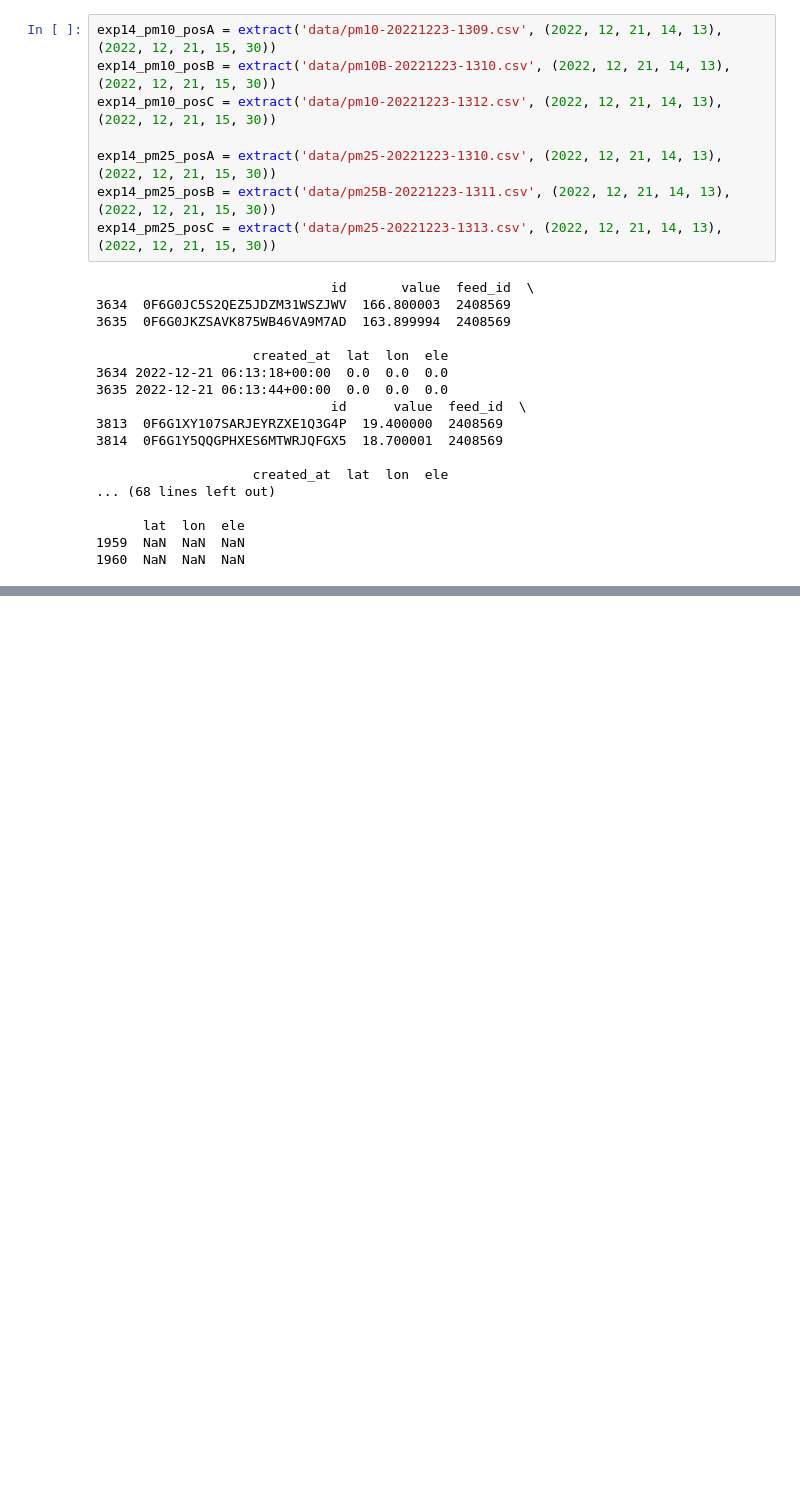
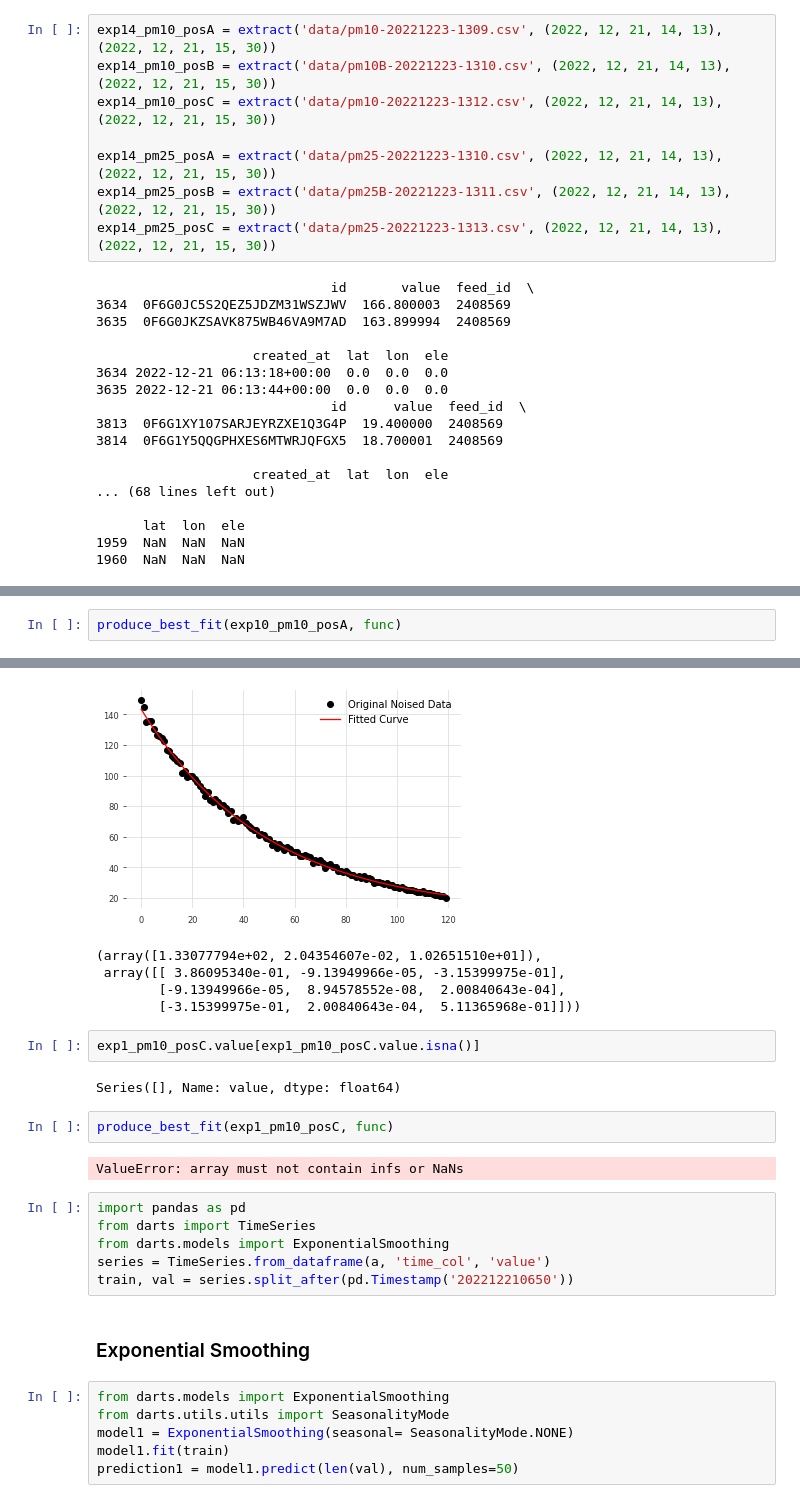
Before and after one commit to yuyouyou032/ph11, a Jupyter notebook: data/analysis.ipynb, the cells around one changed output, grey strips where cells are left out. Saved outputs shown, nothing was run; the diff lists cells and outputs as text; blank space fills up the shorter version.

```diff
--- a/data/analysis.ipynb
+++ b/data/analysis.ipynb
@@ -439,0 +488,3 @@ plt.legend(loc='upper right')
+# %%
+produce_best_fit(exp10_pm10_posA, func)
+# %% [output]
@@ -439,0 +511,27 @@ plt.legend(loc='upper right')
+[figure, added]
+(array([1.33077794e+02, 2.04354607e-02, 1.02651510e+01]),
+ array([[ 3.86095340e-01, -9.13949966e-05, -3.15399975e-01],
+        [-9.13949966e-05,  8.94578552e-08,  2.00840643e-04],
+        [-3.15399975e-01,  2.00840643e-04,  5.11365968e-01]]))
+# %%
+exp1_pm10_posC.value[exp1_pm10_posC.value.isna()]
+# %% [output]
+Series([], Name: value, dtype: float64)
+# %%
+produce_best_fit(exp1_pm10_posC, func)
+# %% [output]
+ValueError: array must not contain infs or NaNs
+# %%
+import pandas as pd
+from darts import TimeSeries
+from darts.models import ExponentialSmoothing
+series = TimeSeries.from_dataframe(a, 'time_col', 'value')
+train, val = series.split_after(pd.Timestamp('202212210650'))
+# %% [markdown]
+### Exponential Smoothing
+# %%
+from darts.models import ExponentialSmoothing
+from darts.utils.utils import SeasonalityMode
+model1 = ExponentialSmoothing(seasonal= SeasonalityMode.NONE)
+model1.fit(train)
+prediction1 = model1.predict(len(val), num_samples=50)
```
Also changed, not shown: parts of 41 cells of this notebook.
